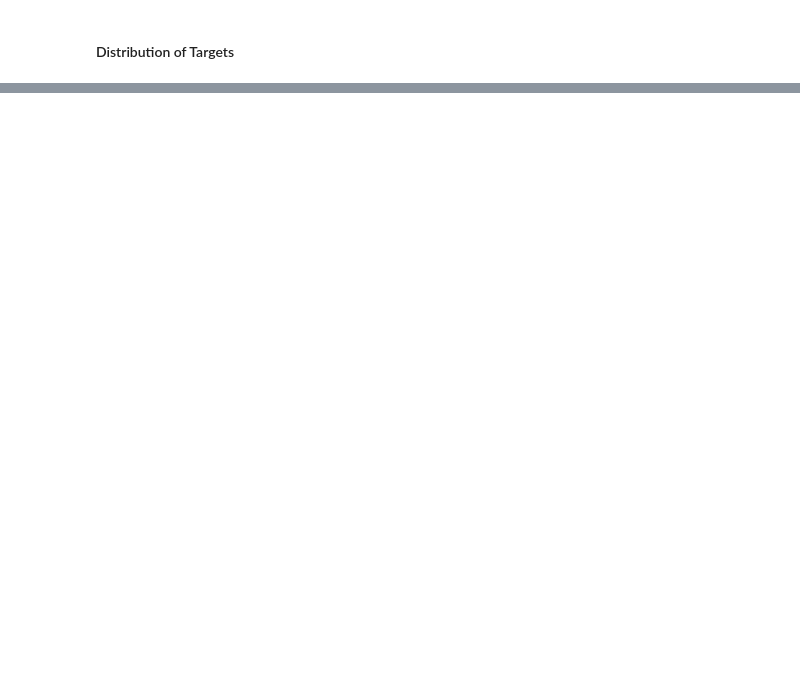
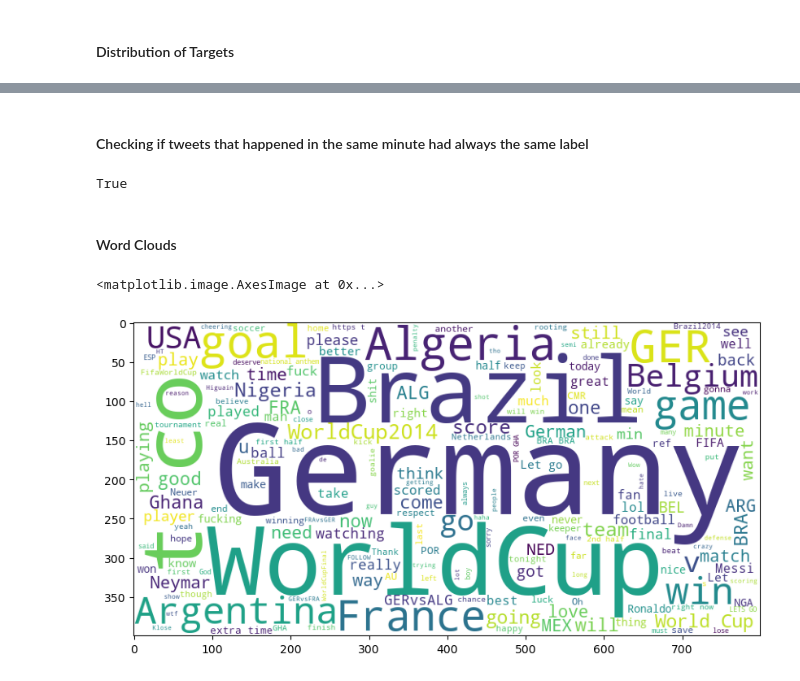
Before and after one commit to peulsilva/sub-event-detection, a Jupyter notebook: notebooks/01-eda.ipynb, the cells around one changed output, grey strips where cells are left out. Cells and saved outputs as stored; diff of their text form; code cells hidden in the pictures; blank space fills up the shorter version.

```diff
--- a/notebooks/01-eda.ipynb
+++ b/notebooks/01-eda.ipynb
@@ -150,0 +212,27 @@ list(test_idx)
+# %% [markdown]
+#### Checking if tweets that happened in the same minute had always the same label
+# %%
+train_df.groupby(["MatchID", "PeriodID"], )\
+    .EventType\
+    .mean()\
+    .isin([0,1])\
+    .all()
+# %% [output]
+True
+# %% [markdown]
+#### Word Clouds
+# %%
+texts = train_df.query("EventType == 1")\
+    .sample(1000)\
+    .Tweet\
+    .tolist()
+
+texts = " ".join(texts)
+# %%
+wordcloud = WordCloud(width=800, height=400, background_color='white').generate(texts)
+# %%
+plt.figure(figsize=(16,5))
+plt.imshow(wordcloud,)
+# %% [output]
+<matplotlib.image.AxesImage at 0x...>
+[figure, added]
```
Also changed, not shown: parts of 23 cells of this notebook, 17 other files.
